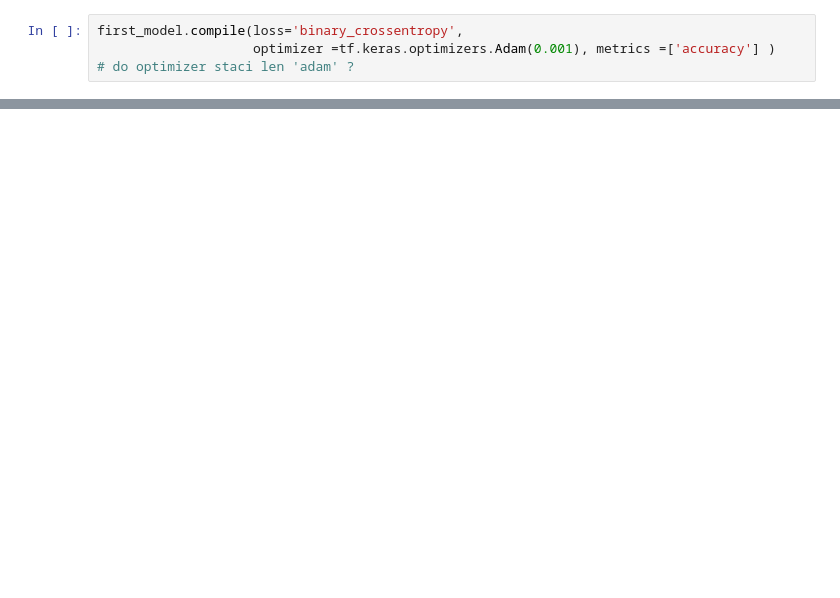
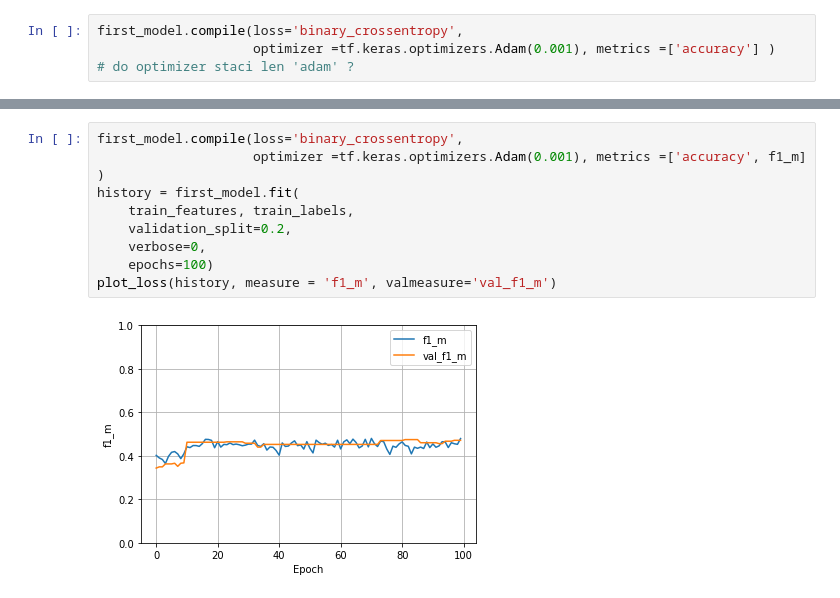
Before and after one commit to katarinagresova/M7DataSP_2020, a Jupyter notebook: assignment_02/NeuralNetwork.ipynb, the cells around one changed output, grey strips where cells are left out. Drawn from its saved outputs; the diff is of its cells as text; blank space fills up the shorter version.

```diff
--- a/assignment_02/NeuralNetwork.ipynb
+++ b/assignment_02/NeuralNetwork.ipynb
@@ -222,0 +287,11 @@ test_evaluation
+# %%
+first_model.compile(loss='binary_crossentropy',
+                    optimizer =tf.keras.optimizers.Adam(0.001), metrics =['accuracy', f1_m] )
+history = first_model.fit(
+    train_features, train_labels,
+    validation_split=0.2,
+    verbose=0,
+    epochs=100)
+plot_loss(history, measure = 'f1_m', valmeasure='val_f1_m')
+# %% [output]
+[figure, added]
```
Also changed, not shown: parts of 21 cells of this notebook.
